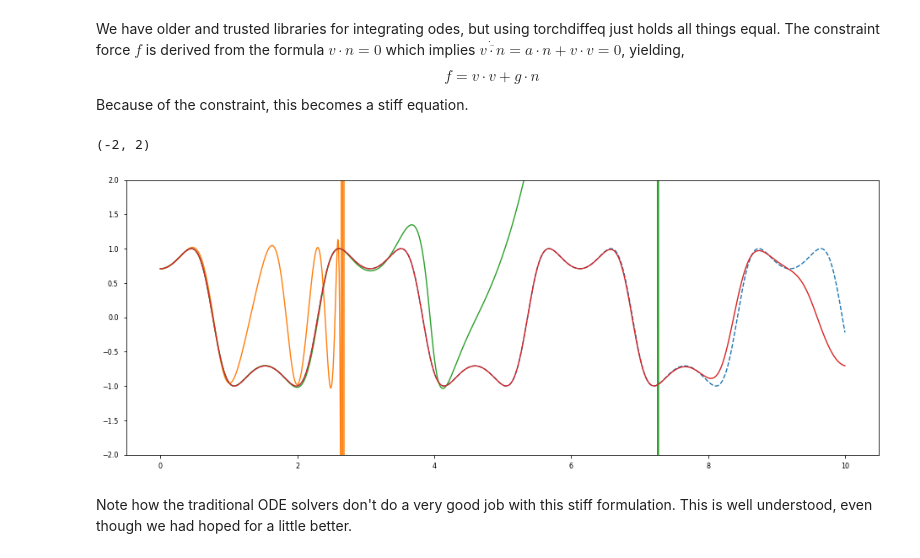
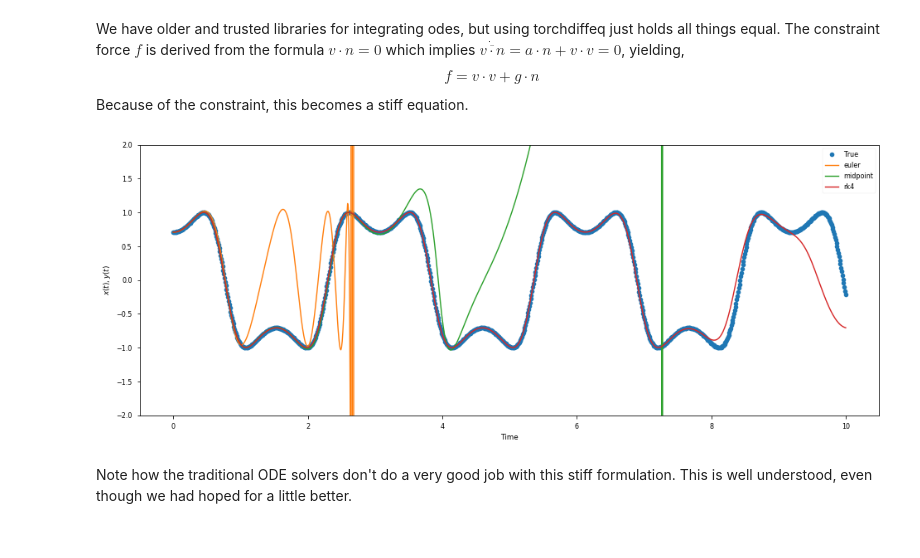
Before and after one commit to afqueiruga/on_learned_dynamics, a Jupyter notebook: NonlinearPendulum.ipynb, the cells around one changed output. Saved outputs shown, nothing was run; the diff lists cells and outputs as text; code cells hidden in the pictures.

```diff
--- a/NonlinearPendulum.ipynb
+++ b/NonlinearPendulum.ipynb
@@ -271,5 +287,7 @@ dt = t_max/N_time_step
 anal_ts = np.linspace(0,t_max,N_time_step)
 data = solution_pendulum_xy(anal_ts, 1.5*np.pi/2)
 plotting.trajectory_plots([data])
+xy_ts = data_to_torch(anal_ts,device)#.reshape(-1,1)
+xy_data = data_to_torch(data,device)#.reshape(-1,1,data.shape[-1])
 # %% [output]
 [figure]
@@ -299,3 +314,4 @@ class PendulumForceXY(torch.nn.Module):
             f*nx-gx,
             f*ny-gy,
         ],dim=-1)
+FTrueXY = PendulumForceXY()
@@ -304,14 +318,18 @@ FTrue = PendulumForceXY()
 # %%
 plt.figure(figsize=plotting.FIG_SIZE_FULL)
-plt.plot(anal_ts,data[:,1],'--')
+plt.plot(anal_ts,data[:,1],'o',label='True')
 with torch.no_grad():
     for m in ['euler','midpoint','rk4']:#,'dopri5']:
-        pred = torchdiffeq.odeint(FTrue, torch_data[0:1,:], torch_ts, method=m)
-        plt.plot(anal_ts,pred.detach().cpu().numpy().reshape(-1,4)[:,1:2])
+        pred = torchdiffeq.odeint(FTrueXY, xy_data[0:1,:], xy_ts, method=m)
+        plt.plot(xy_ts.cpu().numpy(),pred.detach().cpu().numpy().reshape(-1,4)[:,1],label=m)
+plt.legend()
 plt.ylim(-2,2)
+plt.ylabel("$x(t), y(t)$")
+plt.xlabel("Time")
+plt.savefig('plots/pend_xy_traditional_odesolver.png')
+plt.show()
 # %% [output]
-(-2, 2)
-[figure, old version]
+[figure, new version]
 # %% [markdown]
 Note how the traditional ODE solvers don't do a very good job with this stiff formulation. This is well understood, even though we had hoped for a little better.
 # %% [markdown]
```
Also changed, not shown: parts of 33 cells of this notebook, 1 other file.
